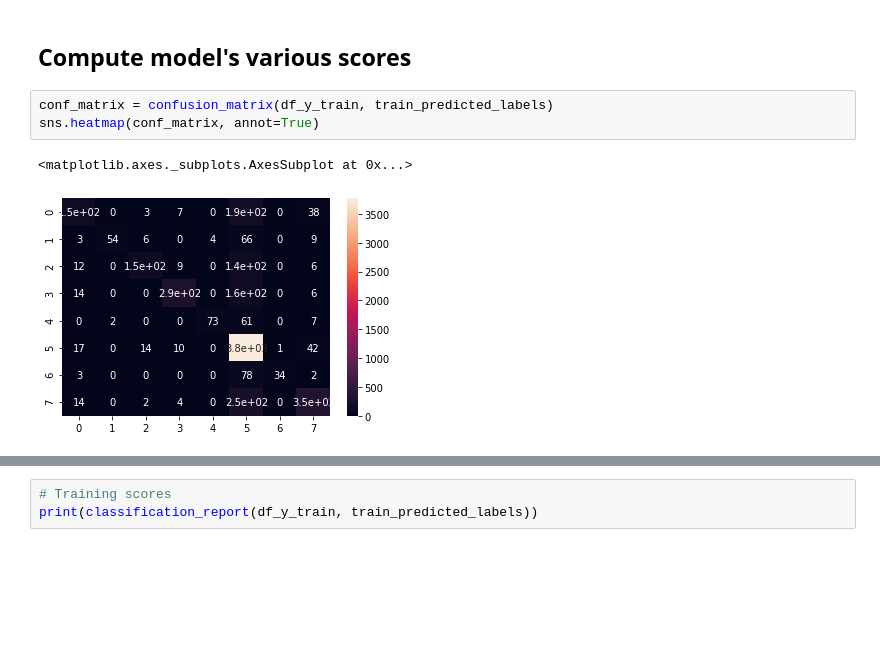
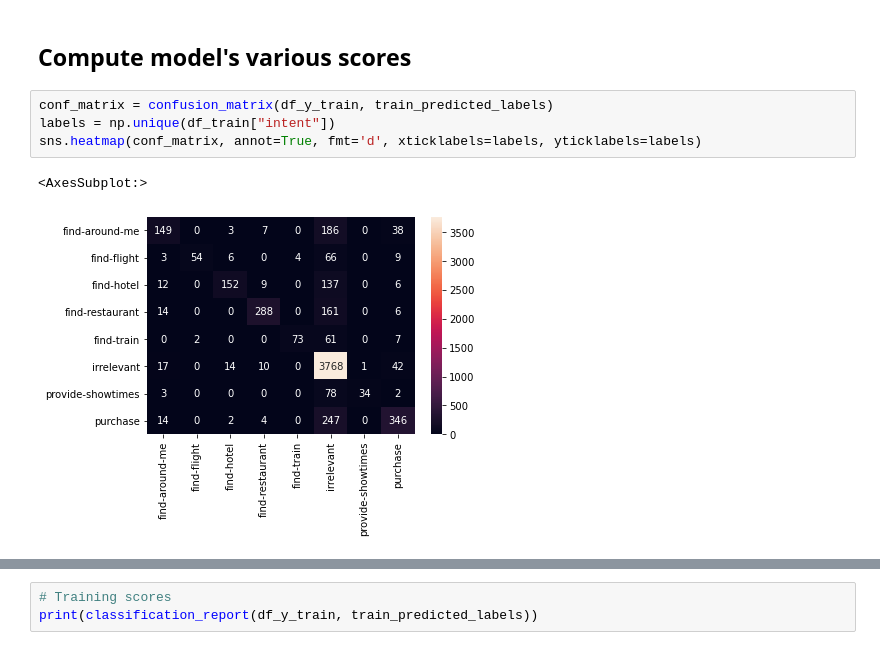
Before and after one commit to JohanChataigne/projet_industrialisation_ia, a Jupyter notebook: project_analysis.ipynb, the cells around one changed output, grey strips where cells are left out. Cells and saved outputs as stored; diff of their text form; blank space fills up the shorter version.

Commit message:
update confusion_matrix heatmap

```diff
--- a/project_analysis.ipynb
+++ b/project_analysis.ipynb
@@ -194,7 +194,8 @@ assert len(test_predicted_labels) == df_x_test.shape[0]
 ## Compute model's various scores
 # %%
 conf_matrix = confusion_matrix(df_y_train, train_predicted_labels)
-sns.heatmap(conf_matrix, annot=True)
+labels = np.unique(df_train["intent"])
+sns.heatmap(conf_matrix, annot=True, fmt='d', xticklabels=labels, yticklabels=labels)
 # %% [output]
-<matplotlib.axes._subplots.AxesSubplot at 0x...>
+<AxesSubplot:>
-[figure, old version]
+[figure, new version]
```
Also changed, not shown: parts of 4 cells of this notebook.
